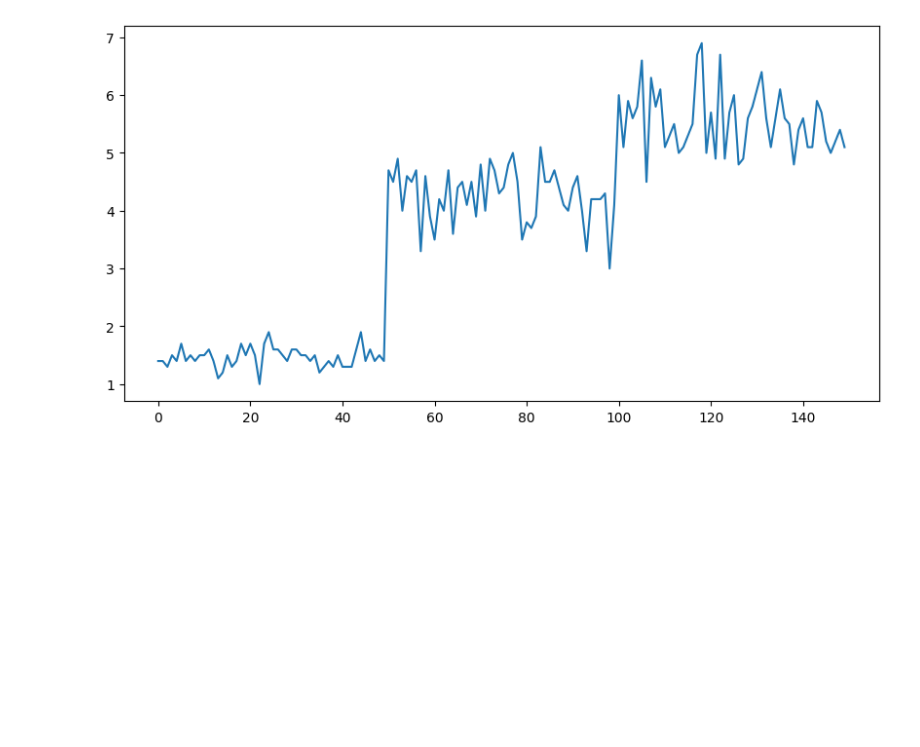
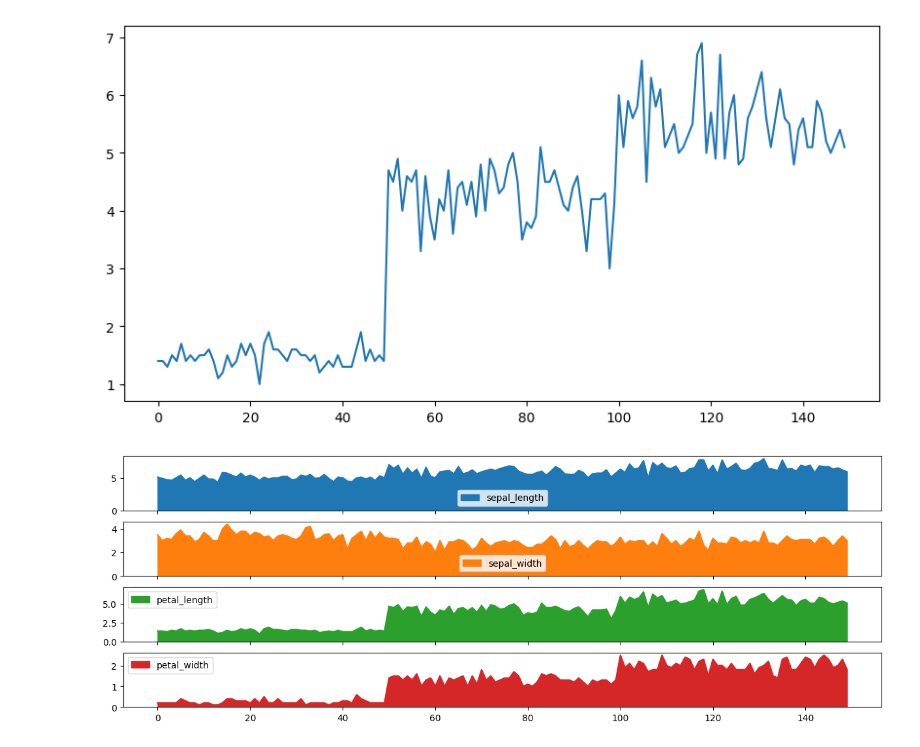
Before and after one commit to ElfenCamii/bootcamp_analisis_de_Datos, a Jupyter notebook: unidad_5/02_graficas_pandas.ipynb, the cells around one changed output. Saved outputs shown, nothing was run; the diff lists cells and outputs as text; code cells hidden in the pictures; blank space fills up the shorter version.

Commit message:
feat(pandas): added subplot topics with areas and combined areas in 02_graficas_pandas

```diff
--- a/unidad_5/02_graficas_pandas.ipynb
+++ b/unidad_5/02_graficas_pandas.ipynb
@@ -26,3 +26,9 @@ df_iris['petal_length'].plot()
 plt.show()
 # %% [output]
 [figure]
+# %%
+# Subplots - Áreas
+axs = df_iris.plot.area(figsize=(15, 5), subplots=True)
+plt.show()
+# %% [output]
+[figure, added]
```
Also changed, not shown: parts of 1 cell of this notebook.
